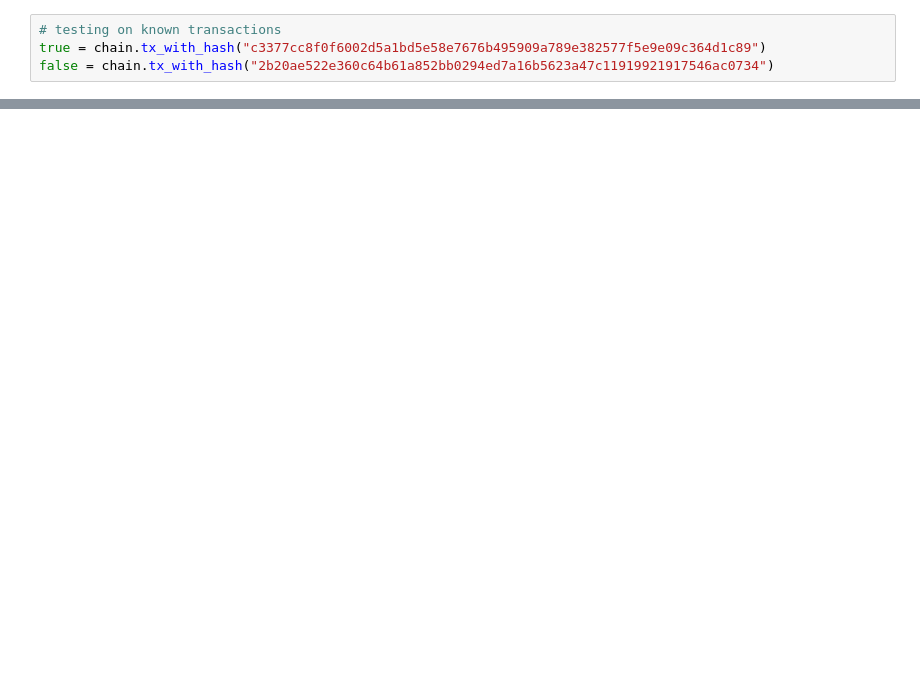
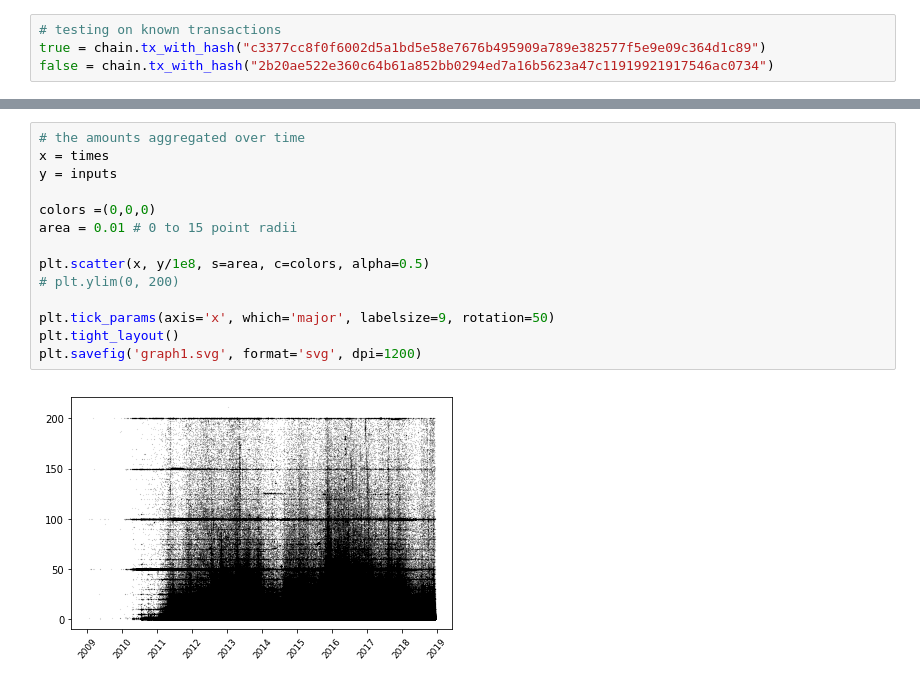
Before and after one commit to angelasmao/btc-e-model, a Jupyter notebook: Heuristic.ipynb, the cells around one changed output, grey strips where cells are left out. Saved outputs shown, nothing was run; the diff lists cells and outputs as text; blank space fills up the shorter version.

```diff
--- a/Heuristic.ipynb
+++ b/Heuristic.ipynb
@@ -109,0 +143,16 @@ print(len(btc_e_matches))
+# %%
+# the amounts aggregated over time
+x = times
+y = inputs
+
+colors =(0,0,0)
+area = 0.01 # 0 to 15 point radii
+
+plt.scatter(x, y/1e8, s=area, c=colors, alpha=0.5)
+# plt.ylim(0, 200)
+
+plt.tick_params(axis='x', which='major', labelsize=9, rotation=50)
+plt.tight_layout()
+plt.savefig('graph1.svg', format='svg', dpi=1200)
+# %% [output]
+[figure, added]
```
Also changed, not shown: parts of 29 cells of this notebook, 1 other file.
